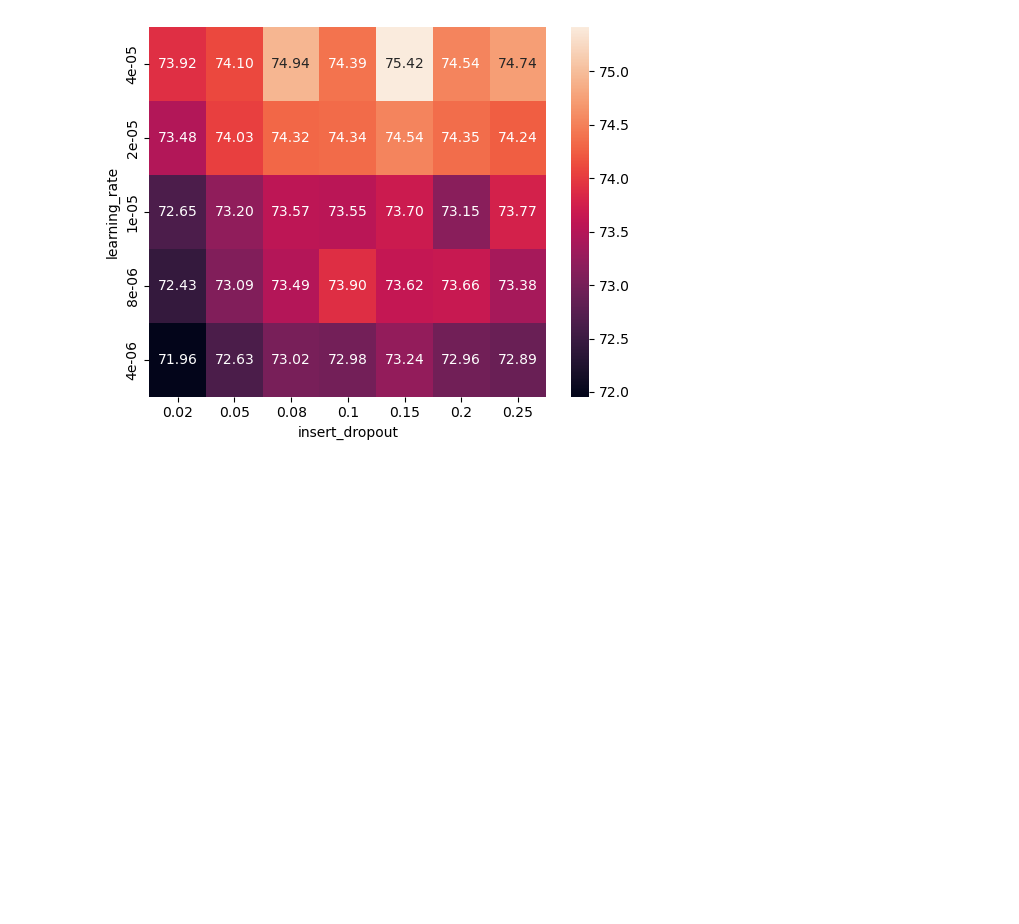
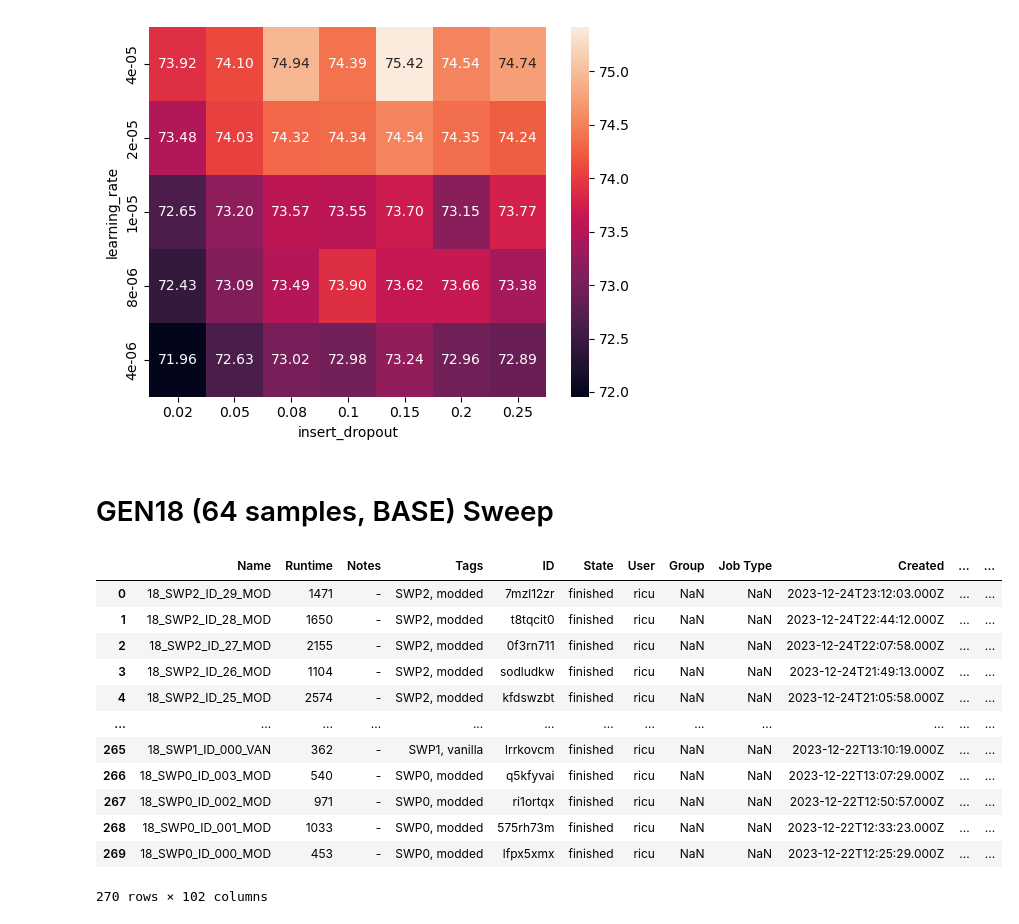
Before and after one commit to Ricu/fantastic-umbrella, a Jupyter notebook: notebooks/visualizing_wandb_data.ipynb, the cells around one changed output. Saved outputs shown, nothing was run; the diff lists cells and outputs as text; code cells hidden in the pictures; blank space fills up the shorter version.

```diff
--- a/notebooks/visualizing_wandb_data.ipynb
+++ b/notebooks/visualizing_wandb_data.ipynb
@@ -69,3 +38,23 @@ sns.heatmap(
 # %% [output]
 <Axes: xlabel='insert_dropout', ylabel='learning_rate'>
 [figure]
+# %% [markdown]
+# GEN18 (64 samples, BASE) Sweep
+# %%
+loc = "18_sweep_64_base.csv"
+df = read_wandb_csv(loc)
+df
+# %% [output]
+|  | Name | Runtime | Notes | Tags | ID | State | User | Group | Job Type | Created | ... | ... |
+| 0 | 18_SWP2_ID_29_MOD | 1471 | - | SWP2, modded | 7mzl12zr | finished | ricu | NaN | NaN | 2023-12-24T23:12:03.000Z | ... | ... |
+| 1 | 18_SWP2_ID_28_MOD | 1650 | - | SWP2, modded | t8tqcit0 | finished | ricu | NaN | NaN | 2023-12-24T22:44:12.000Z | ... | ... |
+| 2 | 18_SWP2_ID_27_MOD | 2155 | - | SWP2, modded | 0f3rn711 | finished | ricu | NaN | NaN | 2023-12-24T22:07:58.000Z | ... | ... |
+| 3 | 18_SWP2_ID_26_MOD | 1104 | - | SWP2, modded | sodludkw | finished | ricu | NaN | NaN | 2023-12-24T21:49:13.000Z | ... | ... |
+| 4 | 18_SWP2_ID_25_MOD | 2574 | - | SWP2, modded | kfdswzbt | finished | ricu | NaN | NaN | 2023-12-24T21:05:58.000Z | ... | ... |
+| ... | ... | ... | ... | ... | ... | ... | ... | ... | ... | ... | ... | ... |
+| 265 | 18_SWP1_ID_000_VAN | 362 | - | SWP1, vanilla | lrrkovcm | finished | ricu | NaN | NaN | 2023-12-22T13:10:19.000Z | ... | ... |
+| 266 | 18_SWP0_ID_003_MOD | 540 | - | SWP0, modded | q5kfyvai | finished | ricu | NaN | NaN | 2023-12-22T13:07:29.000Z | ... | ... |
+| 267 | 18_SWP0_ID_002_MOD | 971 | - | SWP0, modded | ri1ortqx | finished | ricu | NaN | NaN | 2023-12-22T12:50:57.000Z | ... | ... |
+| 268 | 18_SWP0_ID_001_MOD | 1033 | - | SWP0, modded | 575rh73m | finished | ricu | NaN | NaN | 2023-12-22T12:33:23.000Z | ... | ... |
+| 269 | 18_SWP0_ID_000_MOD | 453 | - | SWP0, modded | lfpx5xmx | finished | ricu | NaN | NaN | 2023-12-22T12:25:29.000Z | ... | ... |
+270 rows × 102 columns
```
Also changed, not shown: parts of 7 cells of this notebook, 1 other file.
